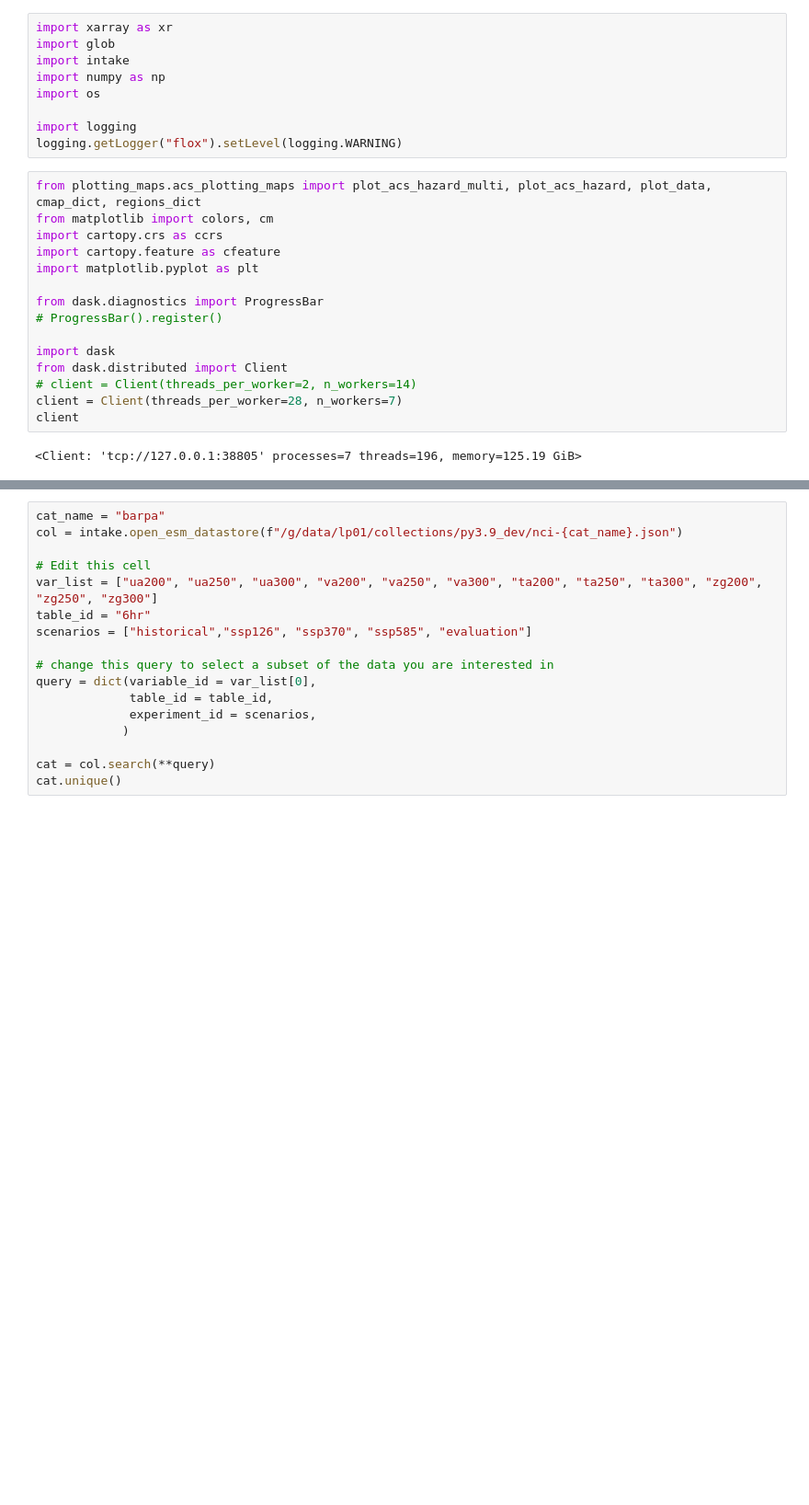
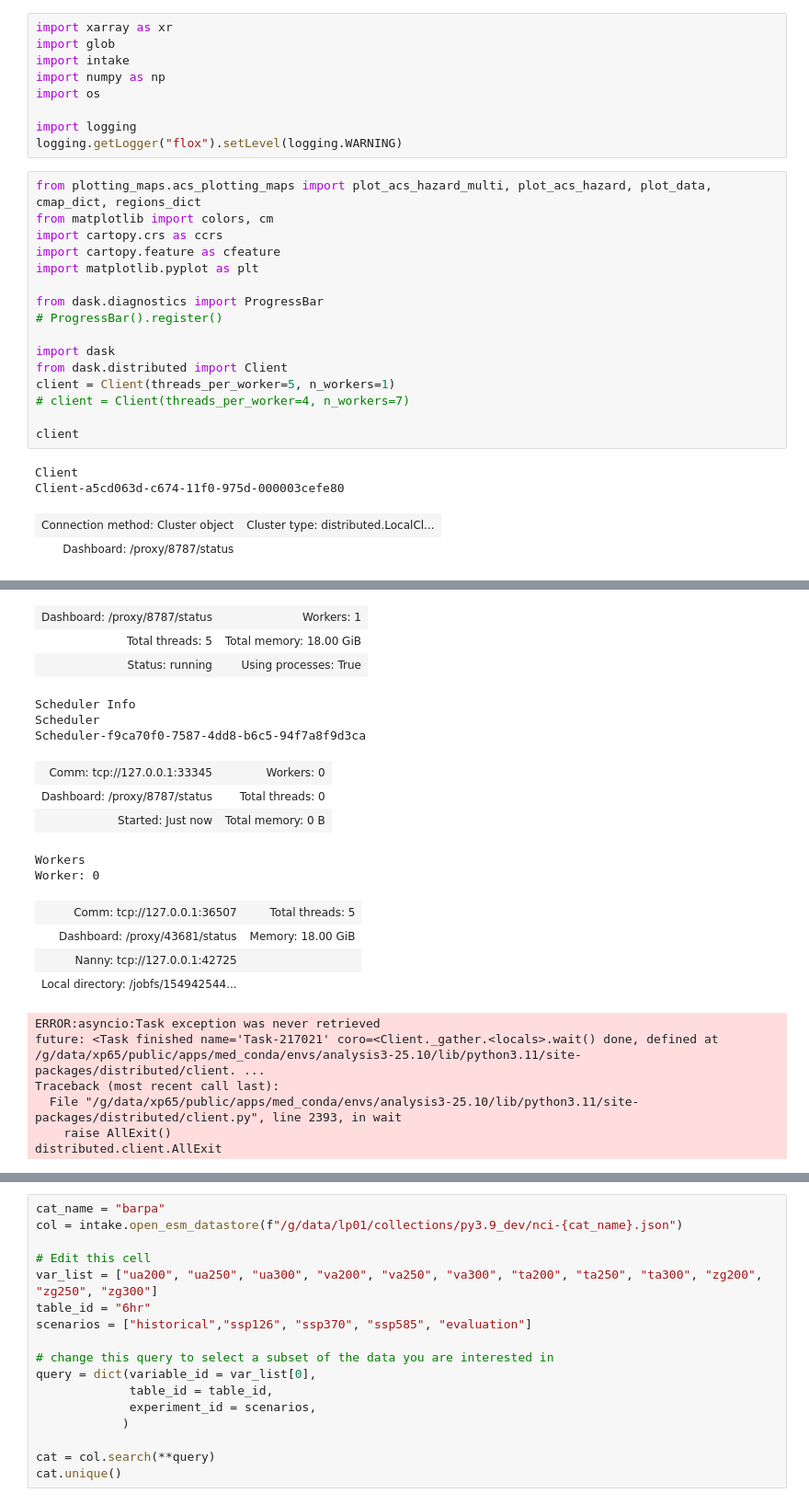
Before and after one commit to xenct/turbulence_AUSCAT, a Jupyter notebook: MOG.ipynb, the cells around one changed output, grey strips where cells are left out. Shown at 92% size. Saved outputs shown, nothing was run; the diff lists cells and outputs as text; blank space fills up the shorter version.

```diff
--- a/MOG.ipynb
+++ b/MOG.ipynb
@@ -27,8 +32,12 @@ from dask.diagnostics import ProgressBar
 
 import dask
 from dask.distributed import Client
-# client = Client(threads_per_worker=2, n_workers=14)
-client = Client(threads_per_worker=28, n_workers=7)
+client = Client(threads_per_worker=5, n_workers=1)
+# client = Client(threads_per_worker=4, n_workers=7)
+
 client
 # %% [output]
-<Client: 'tcp://127.0.0.1:38805' processes=7 threads=196, memory=125.19 GiB>
+Client
+Client-a5cd063d-c674-11f0-975d-000003cefe80
+| Connection method: Cluster object | Cluster type: distributed.LocalCl... |
+| Dashboard: /proxy/8787/status |  |
@@ -51,0 +47,21 @@ client
+| Dashboard: /proxy/8787/status | Workers: 1 |
+| Total threads: 5 | Total memory: 18.00 GiB |
+| Status: running | Using processes: True |
+Scheduler Info
+Scheduler
+Scheduler-f9ca70f0-7587-4dd8-b6c5-94f7a8f9d3ca
+| Comm: tcp://127.0.0.1:33345 | Workers: 0 |
+| Dashboard: /proxy/8787/status | Total threads: 0 |
+| Started: Just now | Total memory: 0 B |
+Workers
+Worker: 0
+| Comm: tcp://127.0.0.1:36507 | Total threads: 5 |
+| Dashboard: /proxy/43681/status | Memory: 18.00 GiB |
+| Nanny: tcp://127.0.0.1:42725 |  |
+| Local directory: /jobfs/154942544... |  |
+ERROR:asyncio:Task exception was never retrieved
+future: <Task finished name='Task-217021' coro=<Client._gather.<locals>.wait() done, defined at /g/data/xp65/public/apps/med_conda/envs/analysis3-25.10/lib/python3.11/site-packages/distributed/client. ...
+Traceback (most recent call last):
+  File "/g/data/xp65/public/apps/med_conda/envs/analysis3-25.10/lib/python3.11/site-packages/distributed/client.py", line 2393, in wait
+    raise AllExit()
+distributed.client.AllExit
```
Also changed, not shown: parts of 26 cells of this notebook.
